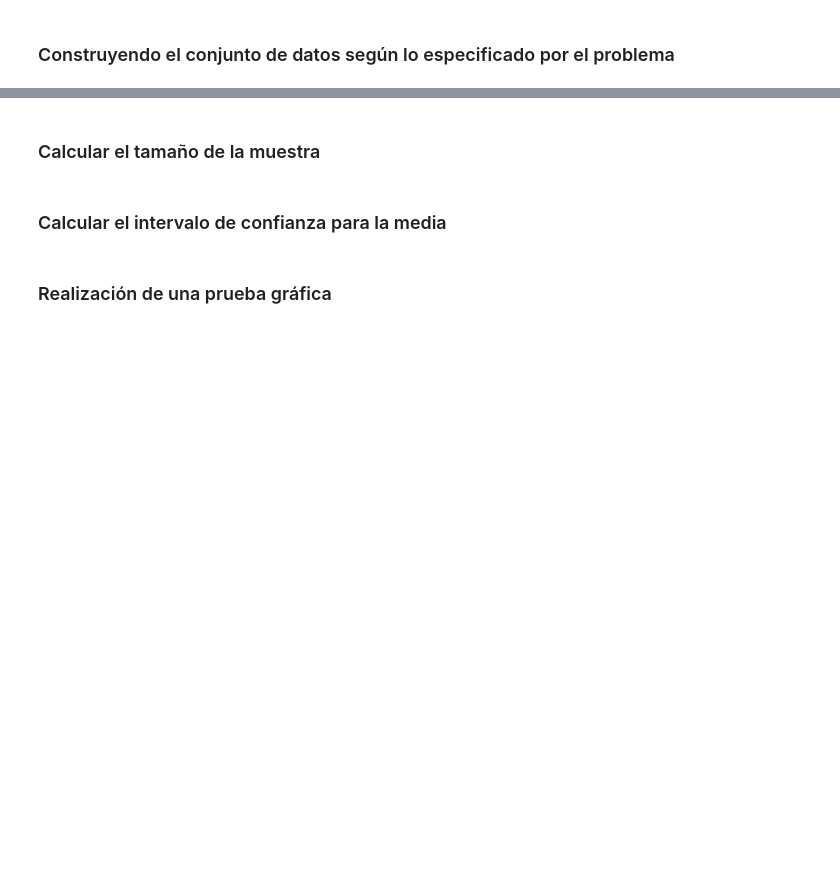
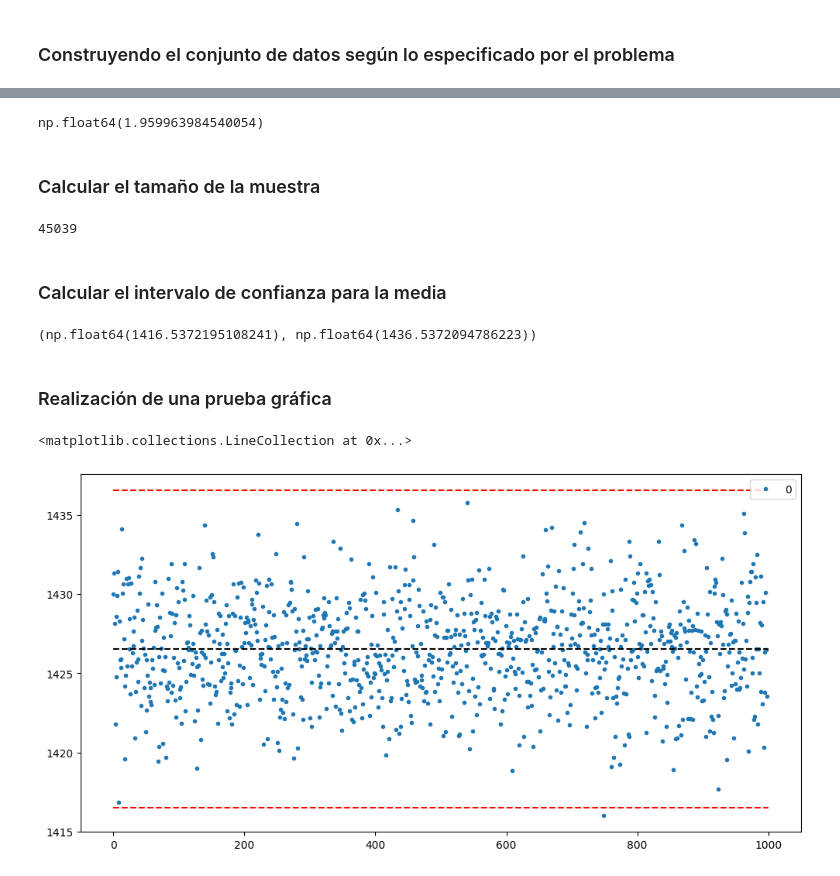
Before and after one commit to ElsaMolina/Cursos_EstadisticasConPython, a Jupyter notebook: Estadística_con_Python_Probabilidad_y_muestreo.ipynb, the cells around one changed output, grey strips where cells are left out. Saved outputs shown, nothing was run; the diff lists cells and outputs as text; code cells hidden in the pictures; blank space fills up the shorter version.

```diff
--- a/Estadística_con_Python_Probabilidad_y_muestreo.ipynb
+++ b/Estadística_con_Python_Probabilidad_y_muestreo.ipynb
@@ -1523,6 +1556,25 @@ Estamos estudiando **los ingresos mensuales de los jefes de hogar con ingresos d
+# %%
+e= 10
+confianza= 0.95
+# %%
+z = norm.ppf(0.5 + (confianza/2))
+z
+# %% [output]
+np.float64(1.959963984540054)
 # %% [markdown]
 ### Calcular el tamaño de la muestra
+# %%
+n = (z * sigma/e)**2
+n= int(n.round())
+n
+# %% [output]
+45039
 # %% [markdown]
 ### Calcular el intervalo de confianza para la media
+# %%
+intervalo =  norm.interval(confidence=confianza, loc = media, scale = sigma/np.sqrt(n))
+print(intervalo)
+# %% [output]
+(np.float64(1416.5372195108241), np.float64(1436.5372094786223))
 # %% [markdown]
 ### Realización de una prueba gráfica
@@ -1528,0 +1583,14 @@ Estamos estudiando **los ingresos mensuales de los jefes de hogar con ingresos d
+# %%
+tamano_simulacion =1000
+
+medias = [ingresos_5000.sample(n =n).mean() for i in range(1,tamano_simulacion)]
+medias = pd.DataFrame(medias)
+
+ax = medias.plot(style= '.')
+ax.figure.set_size_inches(12, 6)
+ax.hlines(y = media,xmin=0, xmax= tamano_simulacion, color = 'black', linestyles = 'dashed')
+ax.hlines(y = intervalo[0],xmin=0, xmax= tamano_simulacion, color = 'red', linestyles = 'dashed')
+ax.hlines(y = intervalo[1],xmin=0, xmax= tamano_simulacion, color = 'red', linestyles = 'dashed')
+# %% [output]
+<matplotlib.collections.LineCollection at 0x...>
+[figure, added]
```
Also changed, not shown: parts of 17 cells of this notebook.
